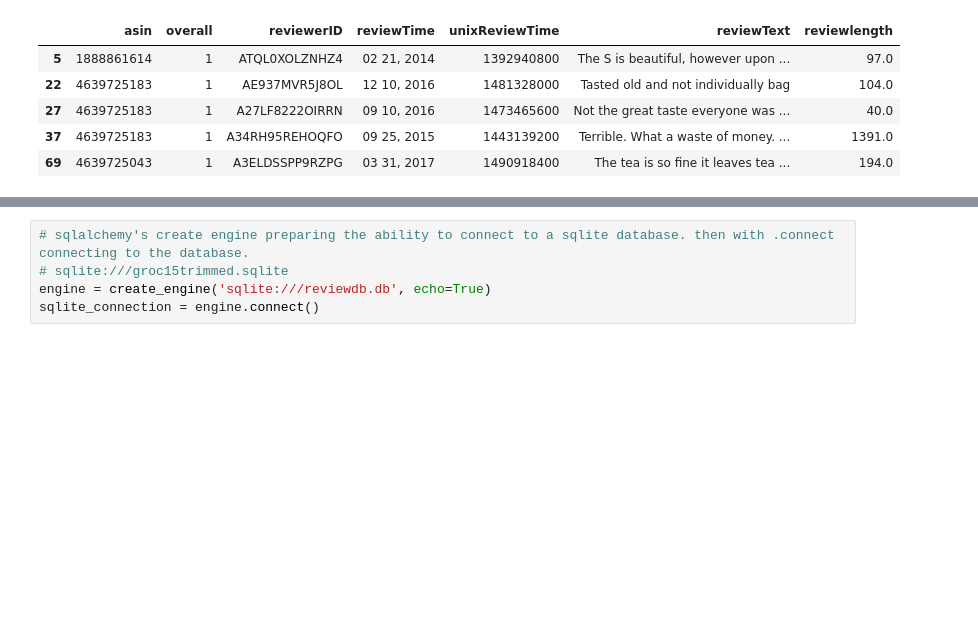
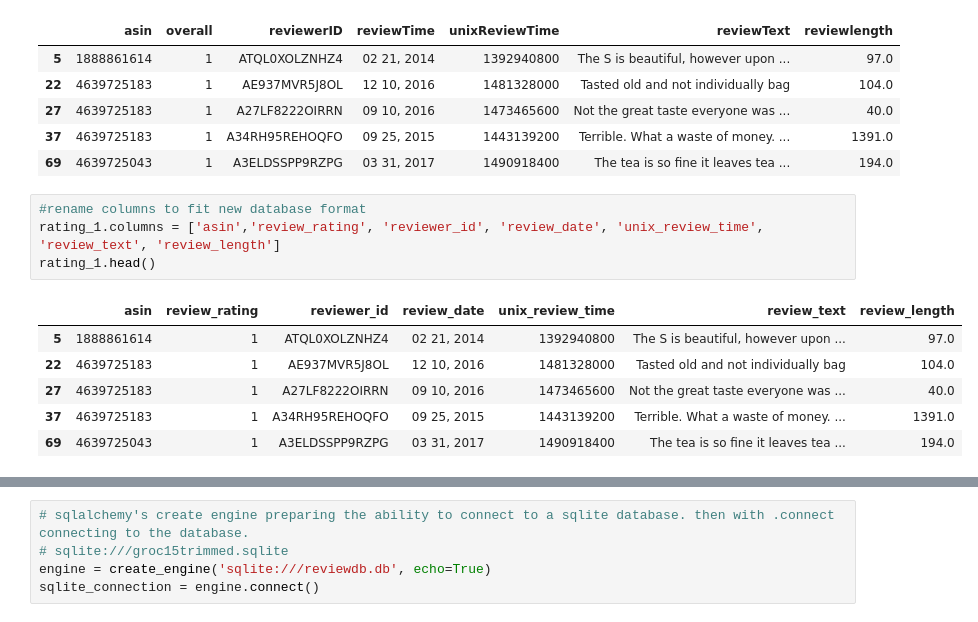
Before and after one commit to ForTheGold/text-classifier-amazon-dataset, a Jupyter notebook: gr_to_rvw_tbl.ipynb, the cells around one changed output, grey strips where cells are left out. Drawn from its saved outputs; the diff is of its cells as text; blank space fills up the shorter version.

```diff
--- a/groceries_data_prep_cleaned.ipynb
+++ b/gr_to_rvw_tbl.ipynb
@@ -109,6 +120,17 @@ rating_1.head()
 | 27 | 4639725183 | 1 | A27LF8222OIRRN | 09 10, 2016 | 1473465600 | Not the great taste everyone was ... | 40.0 |
 | 37 | 4639725183 | 1 | A34RH95REHOQFO | 09 25, 2015 | 1443139200 | Terrible. What a waste of money. ... | 1391.0 |
 | 69 | 4639725043 | 1 | A3ELDSSPP9RZPG | 03 31, 2017 | 1490918400 | The tea is so fine it leaves tea ... | 194.0 |
+# %%
+#rename columns to fit new database format
+rating_1.columns = ['asin','review_rating', 'reviewer_id', 'review_date', 'unix_review_time', 'review_text', 'review_length']
+rating_1.head()
+# %% [output]
+|  | asin | review_rating | reviewer_id | review_date | unix_review_time | review_text | review_length |
+| 5 | 1888861614 | 1 | ATQL0XOLZNHZ4 | 02 21, 2014 | 1392940800 | The S is beautiful, however upon ... | 97.0 |
+| 22 | 4639725183 | 1 | AE937MVR5J8OL | 12 10, 2016 | 1481328000 | Tasted old and not individually bag | 104.0 |
+| 27 | 4639725183 | 1 | A27LF8222OIRRN | 09 10, 2016 | 1473465600 | Not the great taste everyone was ... | 40.0 |
+| 37 | 4639725183 | 1 | A34RH95REHOQFO | 09 25, 2015 | 1443139200 | Terrible. What a waste of money. ... | 1391.0 |
+| 69 | 4639725043 | 1 | A3ELDSSPP9RZPG | 03 31, 2017 | 1490918400 | The tea is so fine it leaves tea ... | 194.0 |
 # %%
 #choosing every second row of the five star rating for a total of 600,000 to reduce its size from around 3.5 million ratings to a number closer to the 1 star ratings.
 rating_5_trimmed = rating_5[:1200000:2]
```
Also changed, not shown: parts of 6 cells of this notebook, 6 other files.
